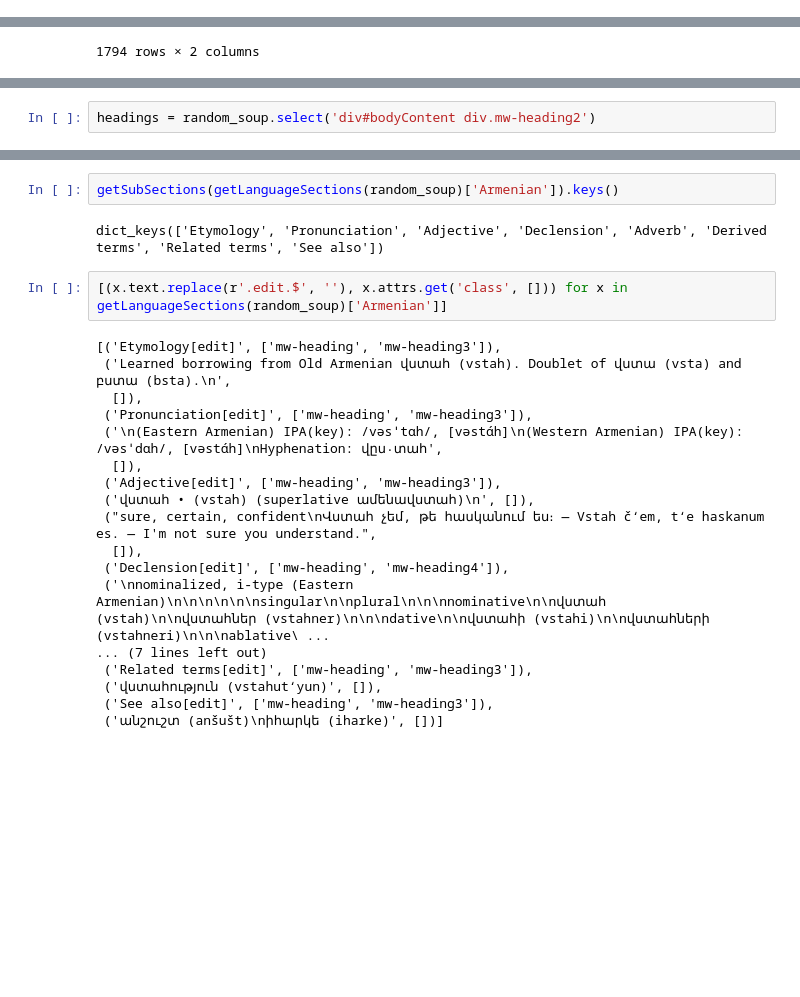
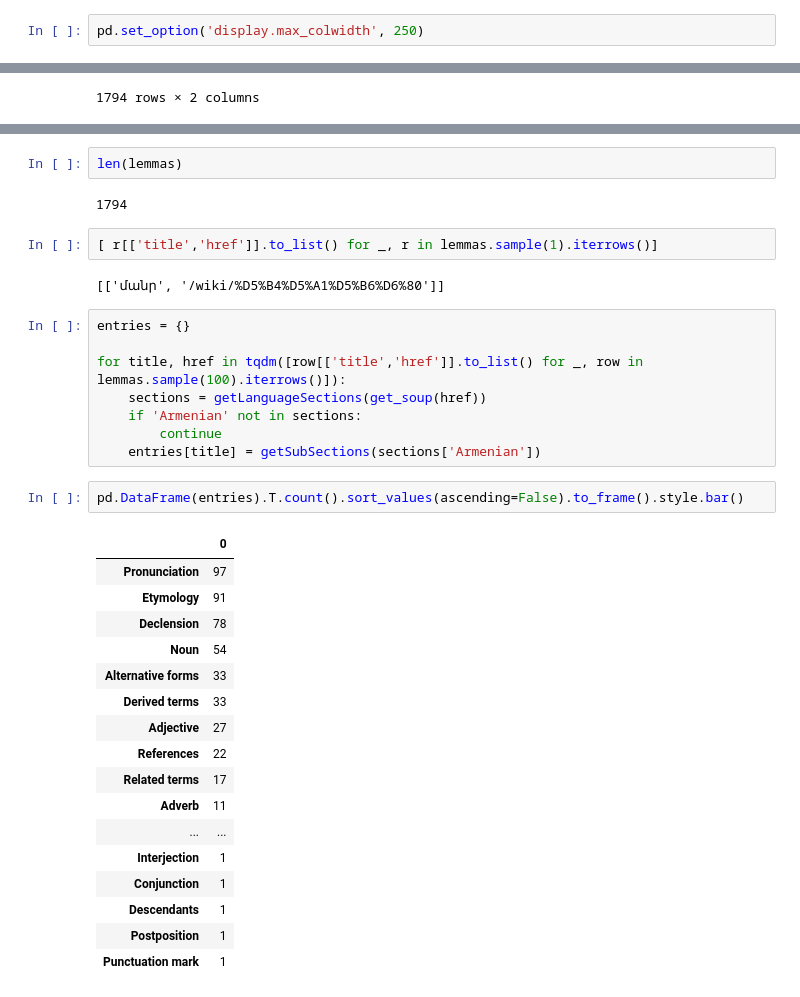
Before and after one commit to kebuhcah/viet-wiktionary-scrape, a Jupyter notebook: sandbox.ipynb, the cells around one changed output, grey strips where cells are left out. Drawn from its saved outputs; the diff is of its cells as text; blank space fills up the shorter version.

Commit message:
Extract sample of subsections

```diff
--- a/sandbox.ipynb
+++ b/sandbox.ipynb
@@ -63,6 +63,8 @@ def get_definitions(headword, languages=['ajp', 'apc']):
             result['detail'] = detail.strip()
         results.append(result)
     return results
+# %%
+pd.set_option('display.max_colwidth', 250)
 # %%
 # Category:Armenian_terms_with_usage_examples
 # Category:Old_Armenian_terms_with_usage_examples
@@ -93,2 +89,0 @@ def get_sections(soup):
-# %%
-headings = random_soup.select('div#bodyContent div.mw-heading2')
@@ -167,24 +125,36 @@ def getSubSections(section):
-# %%
-getSubSections(getLanguageSections(random_soup)['Armenian']).keys()
-# %% [output]
-dict_keys(['Etymology', 'Pronunciation', 'Adjective', 'Declension', 'Adverb', 'Derived terms', 'Related terms', 'See also'])
-# %%
-[(x.text.replace(r'.edit.$', ''), x.attrs.get('class', [])) for x in getLanguageSections(random_soup)['Armenian']]
-# %% [output]
-[('Etymology[edit]', ['mw-heading', 'mw-heading3']),
- ('Learned borrowing from Old Armenian վստահ (vstah). Doublet of վստա (vsta) and բստա (bsta).\n',
-  []),
- ('Pronunciation[edit]', ['mw-heading', 'mw-heading3']),
- ('\n(Eastern Armenian) IPA(key): /vəsˈtɑh/, [vəstɑ́h]\n(Western Armenian) IPA(key): /vəsˈdɑh/, [vəstɑ́h]\nHyphenation: վըս‧տահ',
-  []),
- ('Adjective[edit]', ['mw-heading', 'mw-heading3']),
- ('վստահ • (vstah) (superlative ամենավստահ)\n', []),
- ("sure, certain, confident\nՎստահ չեմ, թե հասկանում ես։ ― Vstah čʻem, tʻe haskanum es. ― I'm not sure you understand.",
-  []),
- ('Declension[edit]', ['mw-heading', 'mw-heading4']),
- ('\nnominalized, i-type (Eastern Armenian)\n\n\n\n\n\nsingular\n\nplural\n\n\nnominative\n\nվստահ (vstah)\n\nվստահներ (vstahner)\n\n\ndative\n\nվստահի (vstahi)\n\nվստահների (vstahneri)\n\n\nablative\ ...
-... (7 lines left out)
- ('Related terms[edit]', ['mw-heading', 'mw-heading3']),
- ('վստահություն (vstahutʻyun)', []),
- ('See also[edit]', ['mw-heading', 'mw-heading3']),
- ('անշուշտ (anšušt)\nիհարկե (iharke)', [])]
+# %%
+len(lemmas)
+# %% [output]
+1794
+# %%
+[ r[['title','href']].to_list() for _, r in lemmas.sample(1).iterrows()]
+# %% [output]
+[['մանր', '/wiki/%D5%B4%D5%A1%D5%B6%D6%80']]
+# %%
+entries = {}
+
+for title, href in tqdm([row[['title','href']].to_list() for _, row in lemmas.sample(100).iterrows()]):
+    sections = getLanguageSections(get_soup(href))
+    if 'Armenian' not in sections:
+        continue
+    entries[title] = getSubSections(sections['Armenian'])
+# %%
+pd.DataFrame(entries).T.count().sort_values(ascending=False).to_frame().style.bar()
+# %% [output]
+|  | 0 |
+| Pronunciation | 97 |
+| Etymology | 91 |
+| Declension | 78 |
+| Noun | 54 |
+| Alternative forms | 33 |
+| Derived terms | 33 |
+| Adjective | 27 |
+| References | 22 |
+| Related terms | 17 |
+| Adverb | 11 |
+| ... | ... |
+| Interjection | 1 |
+| Conjunction | 1 |
+| Descendants | 1 |
+| Postposition | 1 |
+| Punctuation mark | 1 |
```
Also changed, not shown: parts of 7 cells of this notebook.
